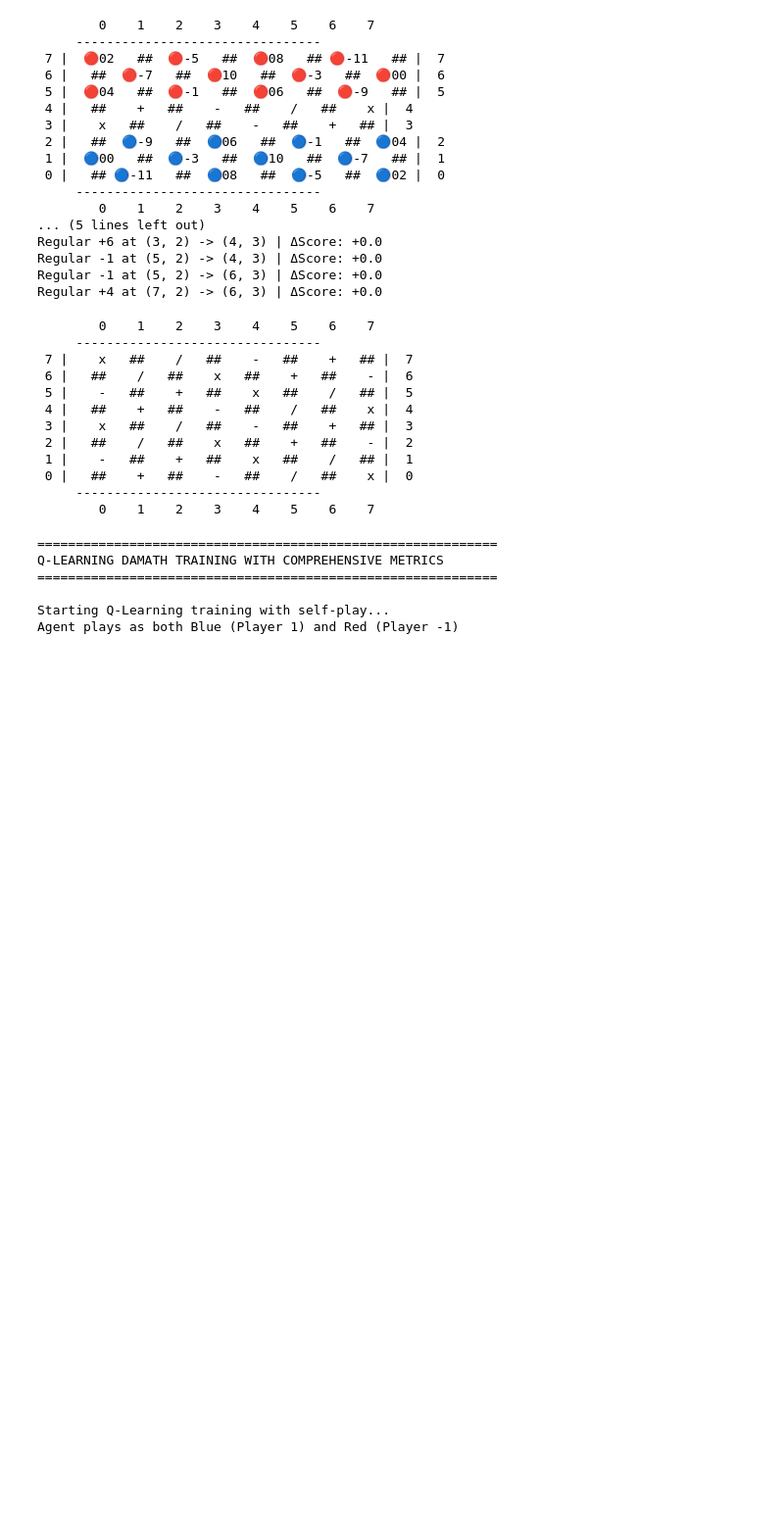
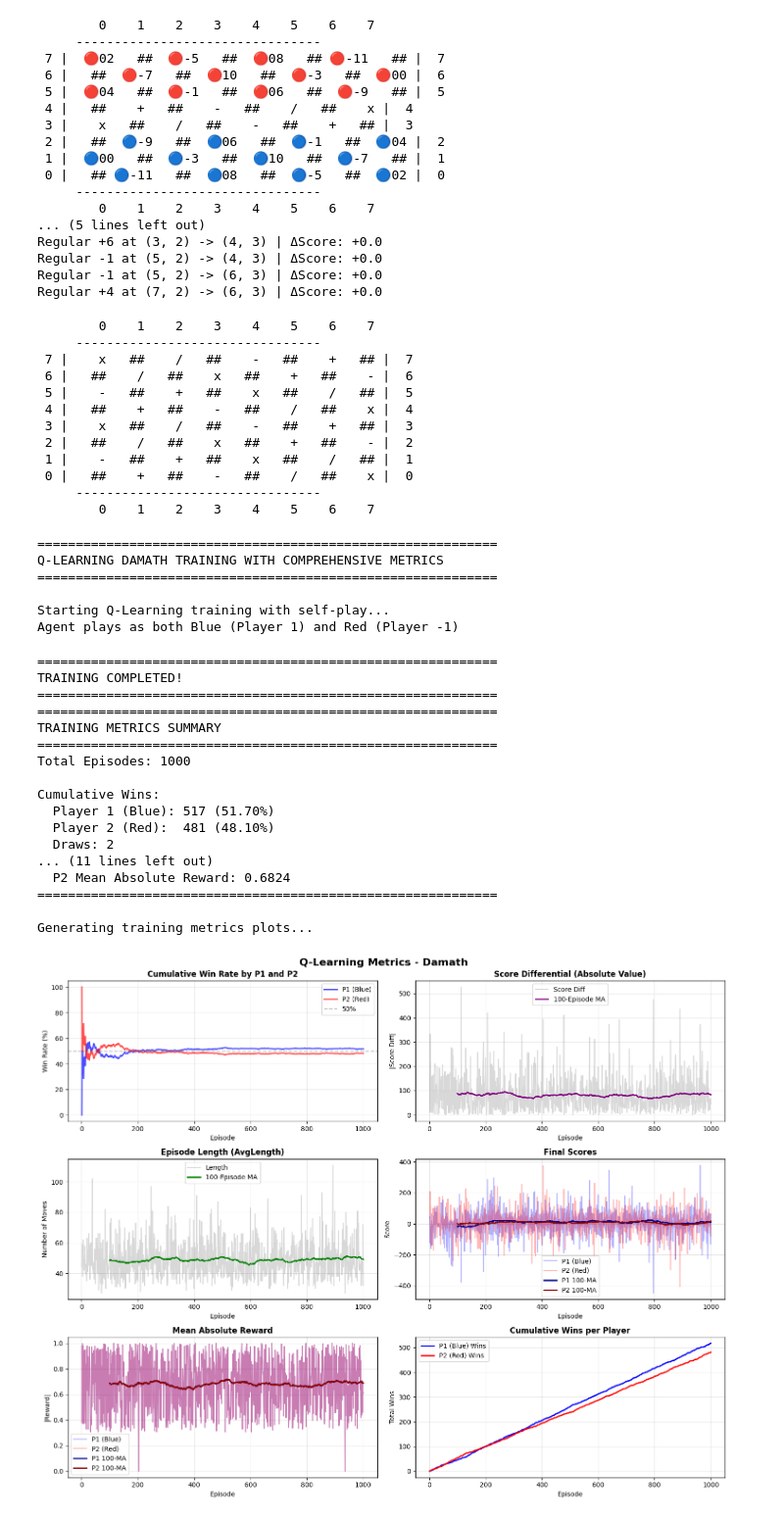
Before and after one commit to machiwao/CCRNFLRL_Integer_Damath, a Jupyter notebook: q_learning.ipynb, the cells around one changed output. Shown: that part at 98% size. Drawn from its saved outputs; the diff is of its cells as text; code cells hidden in the pictures; blank space fills up the shorter version.

```diff
--- a/q_learning.ipynb
+++ b/q_learning.ipynb
@@ -898,32 +1078,49 @@ if __name__ == "__main__":
     # Train the agent with metrics tracking
     trained_agent, training_metrics = train_qlearning_selfplay_with_metrics(
         episodes=1000,
-        reward_alpha=0.7,
         learning_rate=0.01,
         gamma=0.9,
         epsilon=0.2,
         K=100.0
     )
 
     print("\n" + "="*60)
     print("TRAINING COMPLETED!")
     print("="*60)
 
     # Print comprehensive training summary
     training_metrics.print_summary()
 
     # Plot training metrics
     print("\nGenerating training metrics plots...")
     training_metrics.plot_metrics(window=100)
 
     # # Save trained agent Q-table
     # trained_agent.save('damath_agent_low-df.pkl')
     # print("✅ Agent Q-table saved to 'damath_agent_low-df.pkl'\n")
 # %% [output]
 ============================================================
 Q-LEARNING DAMATH TRAINING WITH COMPREHENSIVE METRICS
 ============================================================
 
 Starting Q-Learning training with self-play...
 Agent plays as both Blue (Player 1) and Red (Player -1)
+============================================================
+TRAINING COMPLETED!
+============================================================
+============================================================
+TRAINING METRICS SUMMARY
+============================================================
+Total Episodes: 1000
+
+Cumulative Wins:
+  Player 1 (Blue): 517 (51.70%)
+  Player 2 (Red):  481 (48.10%)
+  Draws: 2
+... (11 lines left out)
+  P2 Mean Absolute Reward: 0.6824
+============================================================
+
+Generating training metrics plots...
+[figure, added]
 # %%
```
Also changed, not shown: parts of 4 cells of this notebook.
